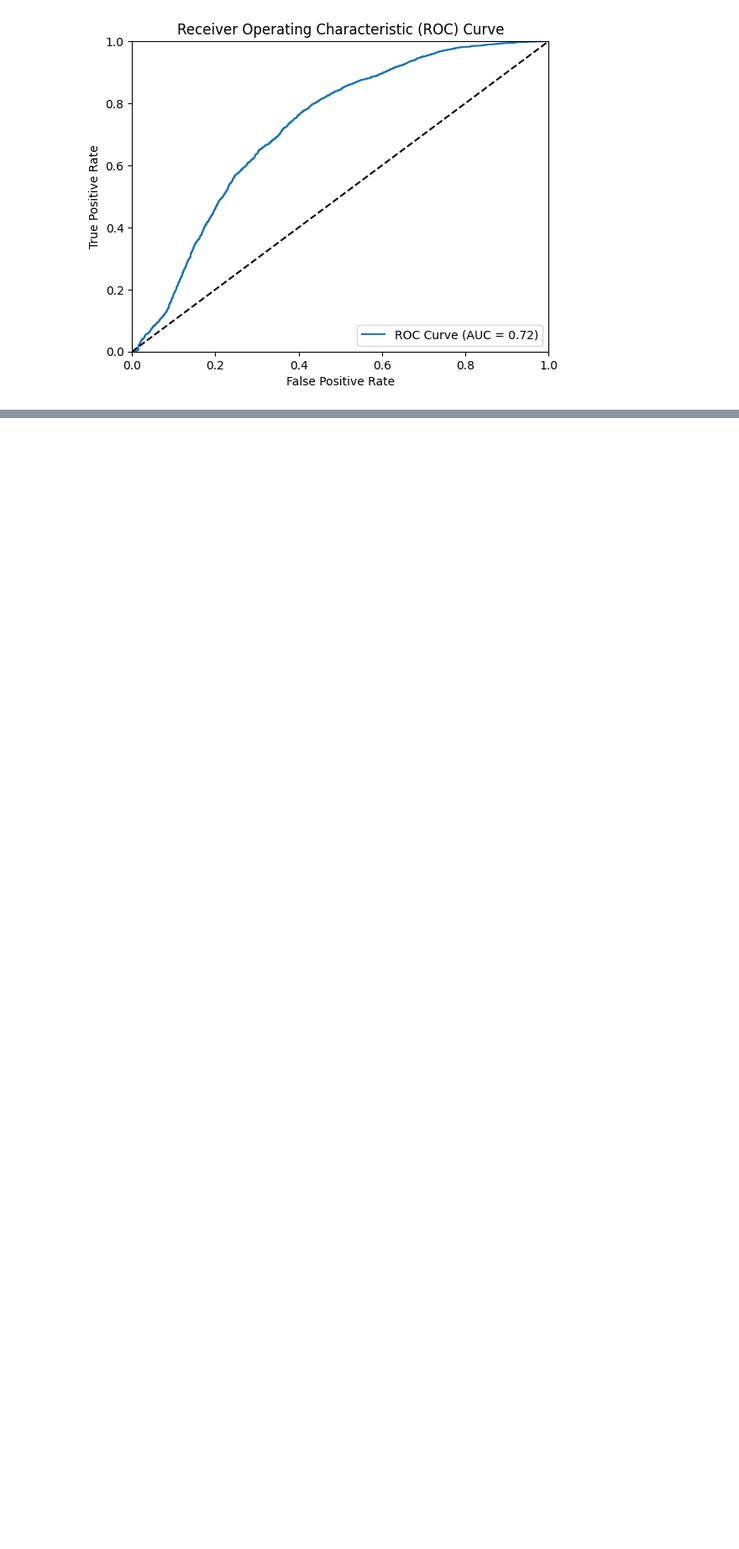
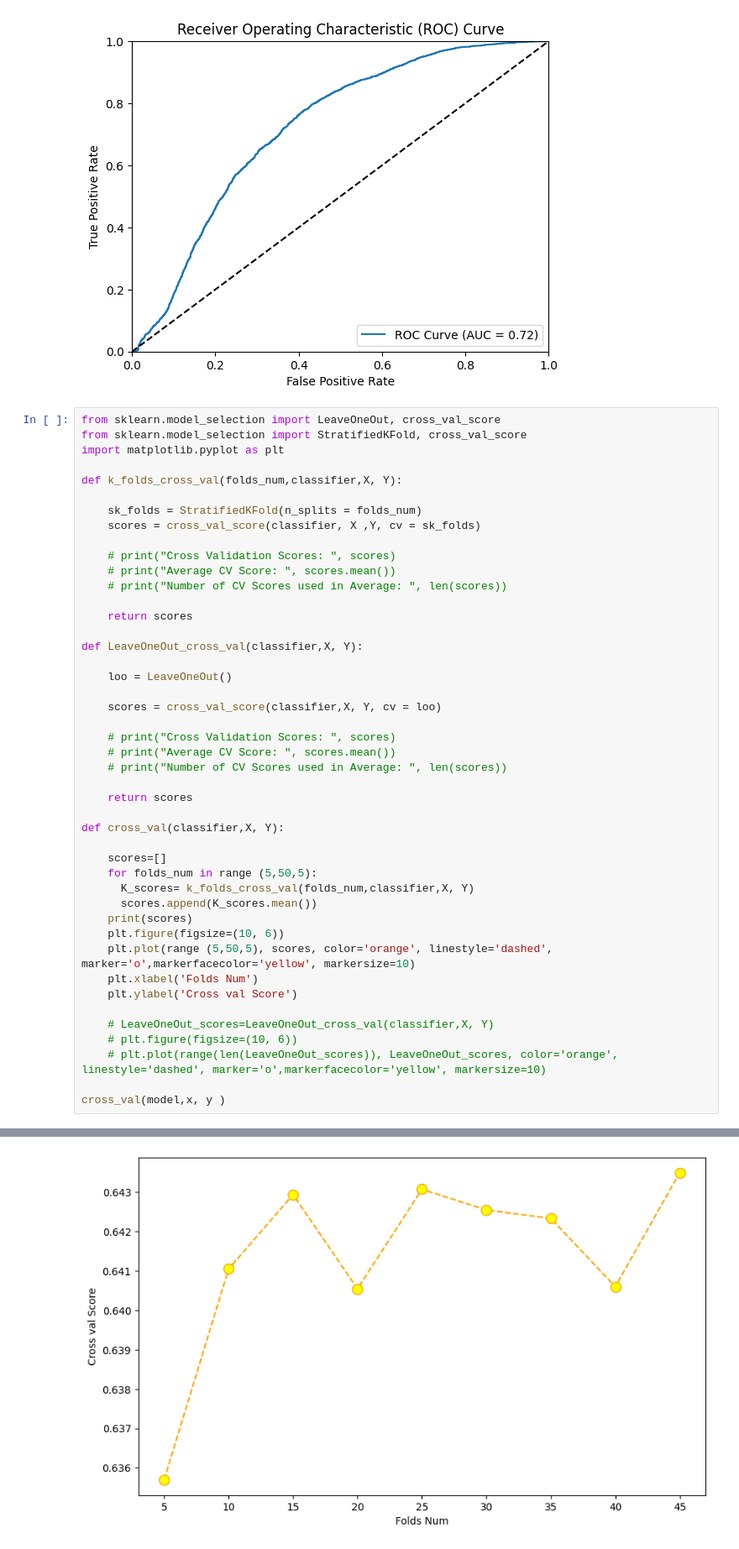
Before and after one commit to MariamHossam01/Epileptic-Seizure-Detection-in-EEGs, a Jupyter notebook: Logistic_Regression.ipynb, the cells around one changed output, grey strips where cells are left out. Shown at 84% size. Drawn from its saved outputs; the diff is of its cells as text; blank space fills up the shorter version.

Commit message:
cross validation plus learning curve

```diff
--- a/Logistic_Regression.ipynb
+++ b/Logistic_Regression.ipynb
@@ -67,3 +67,49 @@ plt.legend(loc="lower right")
 plt.show()
 # %% [output]
 [figure]
+# %%
+from sklearn.model_selection import LeaveOneOut, cross_val_score
+from sklearn.model_selection import StratifiedKFold, cross_val_score
+import matplotlib.pyplot as plt
+
+def k_folds_cross_val(folds_num,classifier,X, Y):
+
+    sk_folds = StratifiedKFold(n_splits = folds_num)
+    scores = cross_val_score(classifier, X ,Y, cv = sk_folds)
+
+    # print("Cross Validation Scores: ", scores)
+    # print("Average CV Score: ", scores.mean())
+    # print("Number of CV Scores used in Average: ", len(scores))
+
+    return scores
+
+def LeaveOneOut_cross_val(classifier,X, Y):
+
+    loo = LeaveOneOut()
+
+    scores = cross_val_score(classifier,X, Y, cv = loo)
+
+    # print("Cross Validation Scores: ", scores)
+    # print("Average CV Score: ", scores.mean())
+    # print("Number of CV Scores used in Average: ", len(scores))
+
+    return scores
+
+def cross_val(classifier,X, Y):
+
+    scores=[]
+    for folds_num in range (5,50,5):
+      K_scores= k_folds_cross_val(folds_num,classifier,X, Y)
+      scores.append(K_scores.mean())
+    print(scores)
+    plt.figure(figsize=(10, 6))
+    plt.plot(range (5,50,5), scores, color='orange', linestyle='dashed', marker='o',markerfacecolor='yellow', markersize=10)
+    plt.xlabel('Folds Num')
+    plt.ylabel('Cross val Score')
+
+    # LeaveOneOut_scores=LeaveOneOut_cross_val(classifier,X, Y)
+    # plt.figure(figsize=(10, 6))
+    # plt.plot(range(len(LeaveOneOut_scores)), LeaveOneOut_scores, color='orange', linestyle='dashed', marker='o',markerfacecolor='yellow', markersize=10)
+
+cross_val(model,x, y )
+# %% [output]
@@ -69,0 +117 @@ plt.show()
+[figure, added]
```
Also changed, not shown: parts of 2 cells of this notebook, 7 other files.
